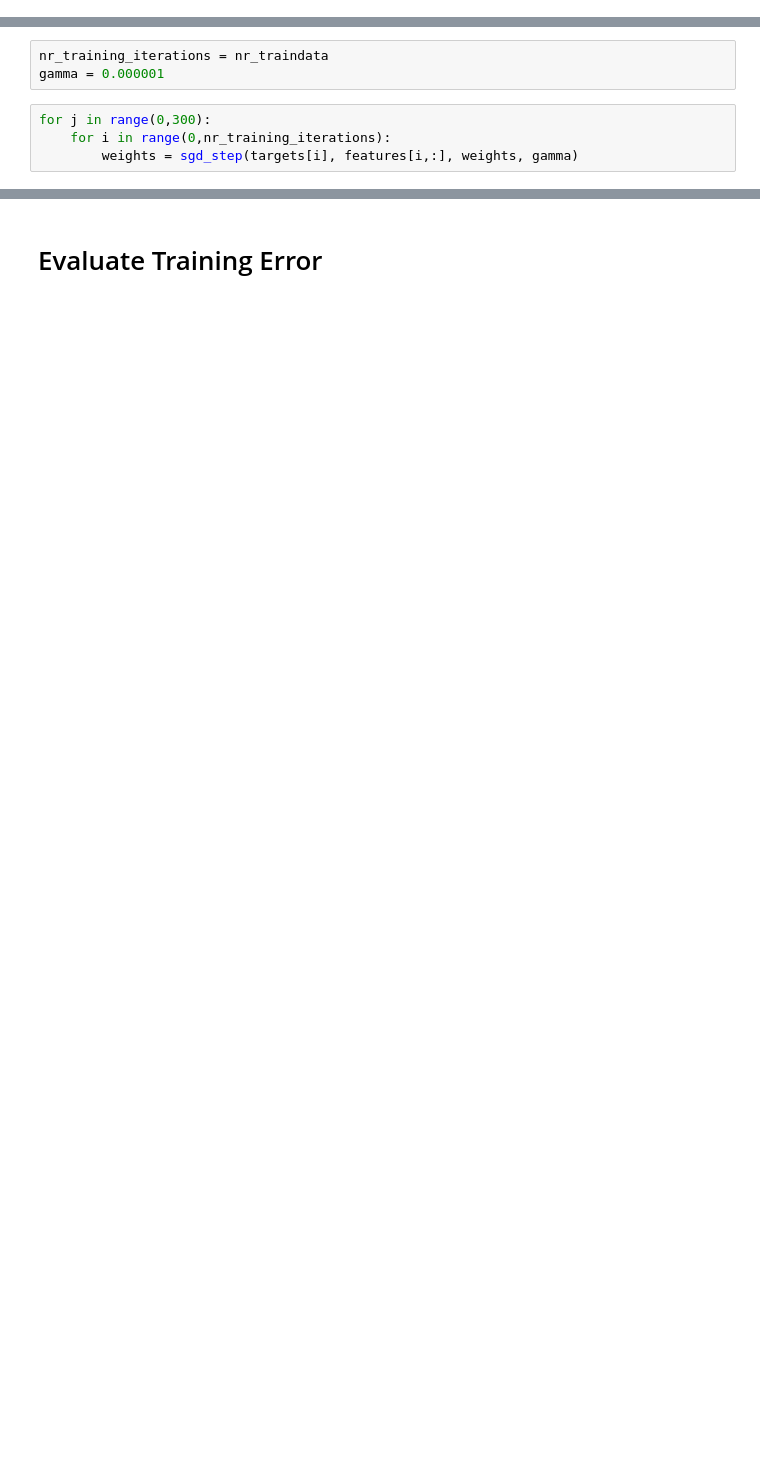
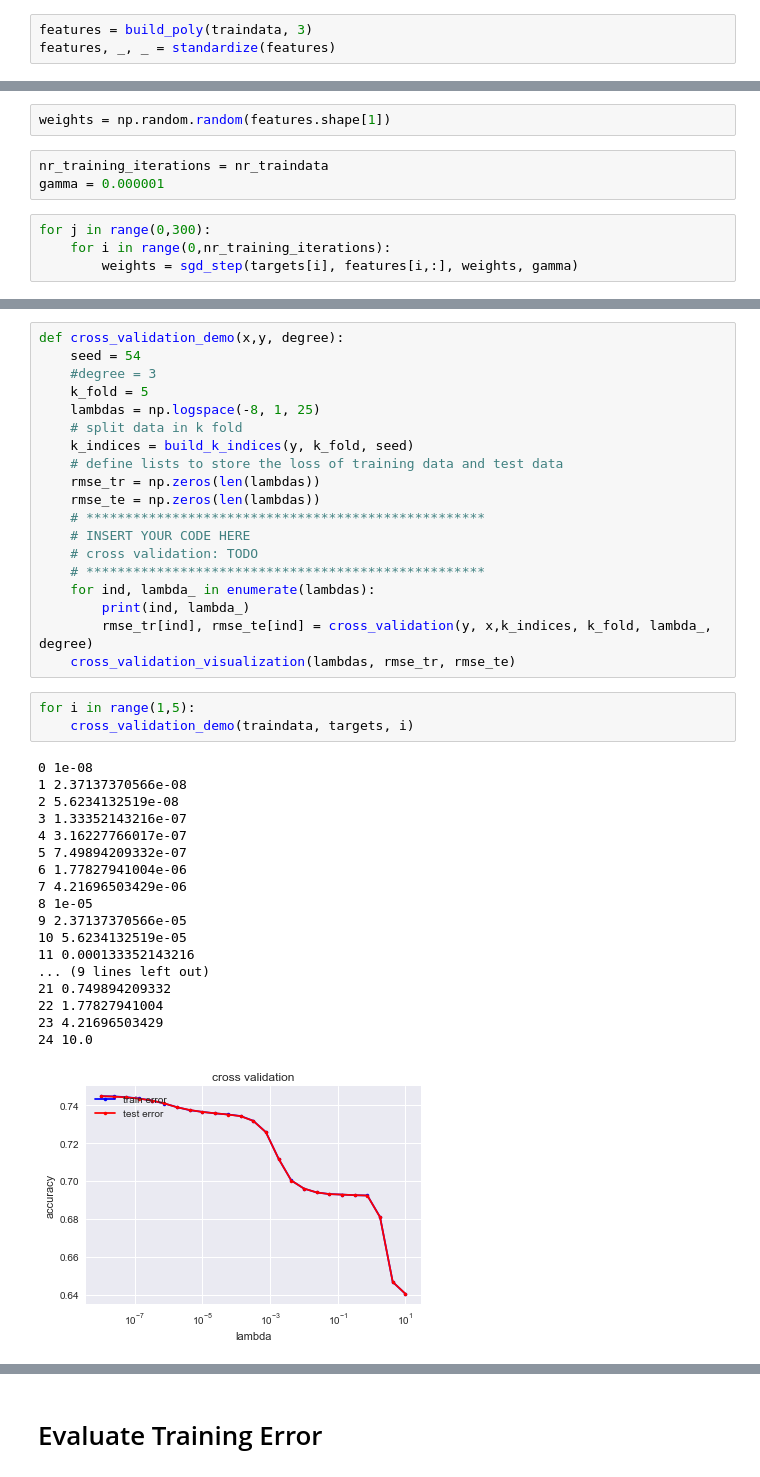
Before and after one commit to doggydigit/HiggsBosonDetection, a Jupyter notebook: workspace/pipeline.ipynb, the cells around one changed output, grey strips where cells are left out. Saved outputs shown, nothing was run; the diff lists cells and outputs as text; blank space fills up the shorter version.

```diff
--- a/workspace/pipeline.ipynb
+++ b/workspace/pipeline.ipynb
@@ -73,5 +104,8 @@ plt.draw()
 # Preprocess Data
 # %%
 features = white_cubic_features(traindata,nr_columns,nr_traindata)
+# %%
+features = build_poly(traindata, 3)
+features, _, _ = standardize(features)
 # %% [markdown]
 # Train Model
@@ -81,3 +112,5 @@ weights = np.zeros([1,nr_features])[0]
+# %%
+weights = np.random.random(features.shape[1])
 # %%
 nr_training_iterations = nr_traindata
 gamma = 0.000001
@@ -87,0 +144,41 @@ for j in range(0,300):
+# %%
+def cross_validation_demo(x,y, degree):
+    seed = 54
+    #degree = 3
+    k_fold = 5
+    lambdas = np.logspace(-8, 1, 25)
+    # split data in k fold
+    k_indices = build_k_indices(y, k_fold, seed)
+    # define lists to store the loss of training data and test data
+    rmse_tr = np.zeros(len(lambdas))
+    rmse_te = np.zeros(len(lambdas))
+    # ***************************************************
+    # INSERT YOUR CODE HERE
+    # cross validation: TODO
+    # ***************************************************
+    for ind, lambda_ in enumerate(lambdas):
+        print(ind, lambda_)
+        rmse_tr[ind], rmse_te[ind] = cross_validation(y, x,k_indices, k_fold, lambda_, degree)
+    cross_validation_visualization(lambdas, rmse_tr, rmse_te)
+# %%
+for i in range(1,5):
+    cross_validation_demo(traindata, targets, i)
+# %% [output]
+0 1e-08
+1 2.37137370566e-08
+2 5.6234132519e-08
+3 1.33352143216e-07
+4 3.16227766017e-07
+5 7.49894209332e-07
+6 1.77827941004e-06
+7 4.21696503429e-06
+8 1e-05
+9 2.37137370566e-05
+10 5.6234132519e-05
+11 0.000133352143216
+... (9 lines left out)
+21 0.749894209332
+22 1.77827941004
+23 4.21696503429
+24 10.0
+[figure, added]
```
Also changed, not shown: parts of 17 cells of this notebook, 1 other file.
